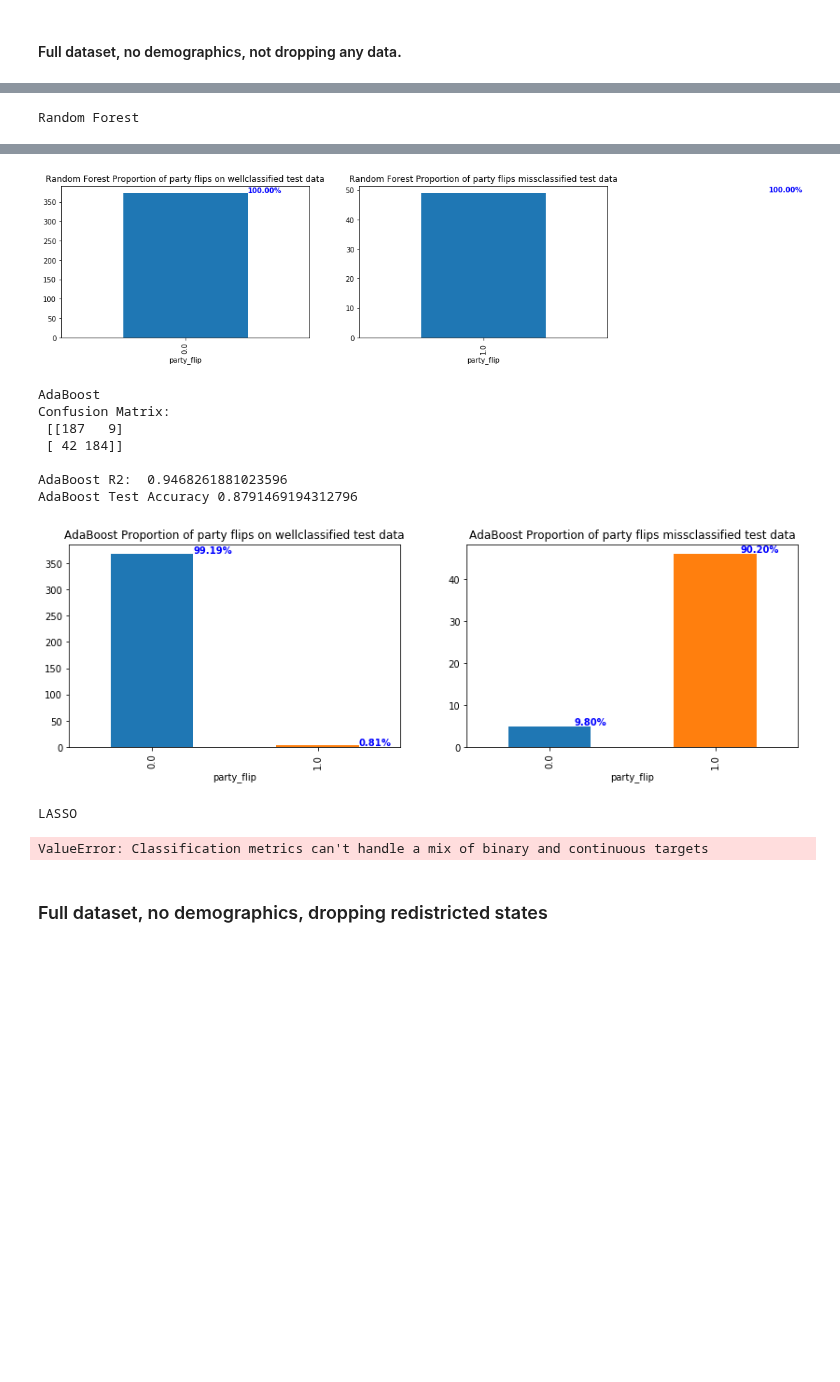
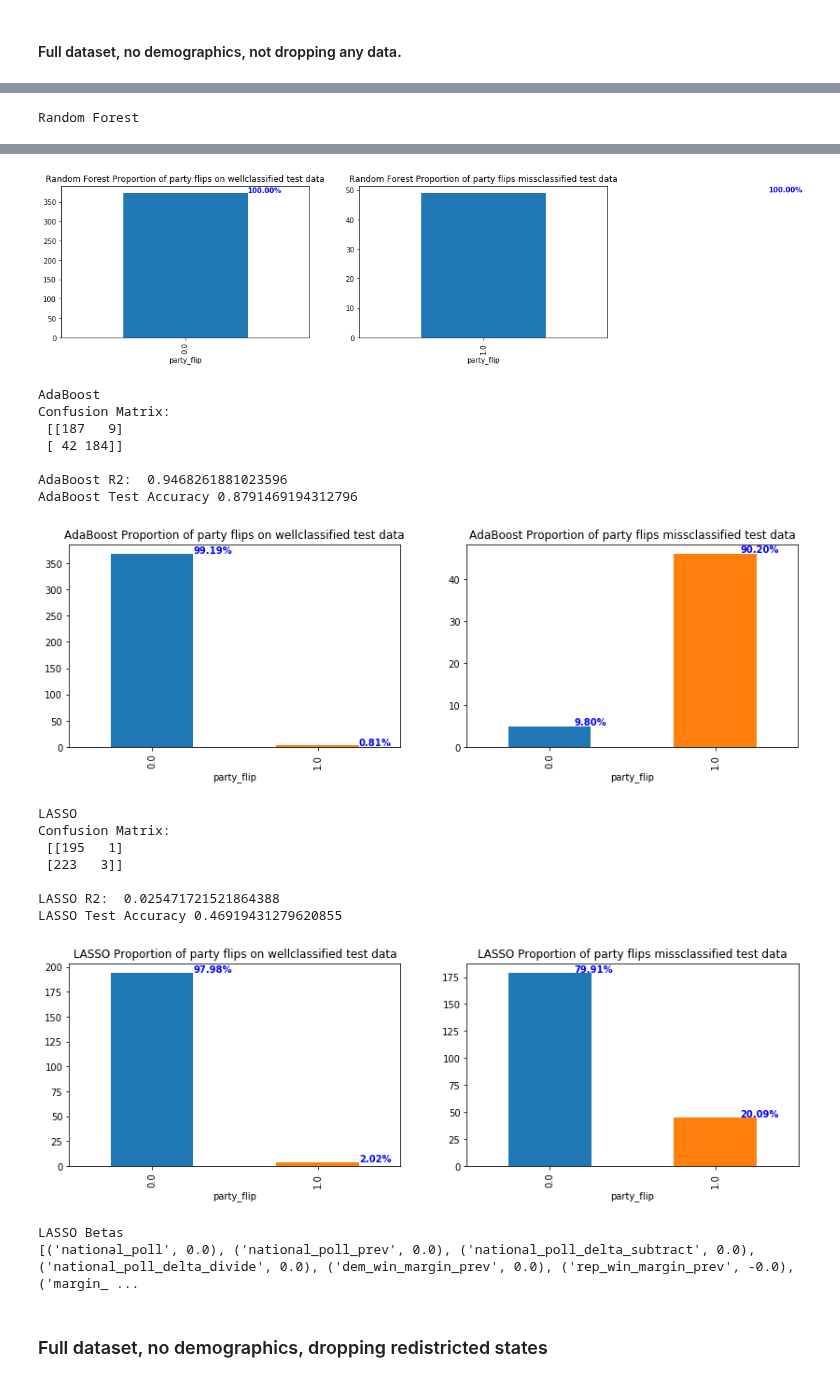
Before and after one commit to WildTangles/ac209a_project, a Jupyter notebook: Baseline_Model_erp.ipynb, the cells around one changed output, grey strips where cells are left out. Cells and saved outputs as stored; diff of their text form; code cells hidden in the pictures; blank space fills up the shorter version.

Commit message:
refactored baseline model

```diff
--- a/Baseline_Model_erp.ipynb
+++ b/Baseline_Model_erp.ipynb
@@ -167,16 +168,17 @@ def plot_flips(X_test_input, y_test_input, y_pred_test_input, flip_train,
     ax[0].set_title(model_name+' Proportion of party flips on wellclassified test data')
     ax[1].set_title(model_name+' Proportion of party flips missclassified test data')
 
-    good_class_df.groupby('party_flip')['party_flip'].count().plot.bar(ax=ax[0])
-    miss_class_df.groupby('party_flip')['party_flip'].count().plot.bar(ax=ax[1])
+    if not good_class_df.empty:
+        good_class_df.groupby('party_flip')['party_flip'].count().plot.bar(ax=ax[0])
+        for name, group in (good_class_df.groupby('party_flip')['party_flip']):
+            ax[0].text(int(name)+.25, group.count() + .25, \
+            '{0:.2f}'.format(group.count()/good_class_df.shape[0]*100)+'%', color='blue', fontweight='bold')
 
-    for name, group in (good_class_df.groupby('party_flip')['party_flip']):
-        ax[0].text(int(name)+.25, group.count() + .25, \
-        '{0:.2f}'.format(group.count()/good_class_df.shape[0]*100)+'%', color='blue', fontweight='bold')
-
-    for name, group in (miss_class_df.groupby('party_flip')['party_flip']):
-        ax[1].text(int(name)+.15, group.count() + .25, \
-        '{0:.2f}'.format(group.count()/miss_class_df.shape[0]*100)+'%', color='blue', fontweight='bold')
+    if not miss_class_df.empty:
+        miss_class_df.groupby('party_flip')['party_flip'].count().plot.bar(ax=ax[1])
+        for name, group in (miss_class_df.groupby('party_flip')['party_flip']):
+            ax[1].text(int(name)+.15, group.count() + .25, \
+            '{0:.2f}'.format(group.count()/miss_class_df.shape[0]*100)+'%', color='blue', fontweight='bold')
 
     plt.show()
 # %%
@@ -190,20 +192,24 @@ def report_model_stats(filename, cols_to_use, model_dict, state_hot_encoder=Fals
 
     fitted_model_dict = {}
     for model_name, model in model_dict.items():
+        model_copy = clone(model) # deep copy model to prevent fitting it twice
         print(model_name)
 
-        fitted_model = model.fit(X_train,y_train)
+        fitted_model = model_copy.fit(X_train,y_train)
         y_pred_test = fitted_model.predict(X_test)
 
-        print("Confusion Matrix: \n",confusion_matrix(y_test,y_pred_test))
+        print("Confusion Matrix: \n",confusion_matrix(y_test,y_pred_test.round()))
 
         print("\n{} R2: ".format(model_name), fitted_model.score(X_train,y_train))
-        print("{} Test Accuracy".format(model_name), accuracy_score(y_test,y_pred_test))
+        print("{} Test Accuracy".format(model_name), accuracy_score(y_test,y_pred_test.round()))
 
-        plot_flips(X_test, y_test, y_pred_test, flip_train, flip_test, model_name)
+        plot_flips(X_test, y_test, y_pred_test.round(), flip_train, flip_test, model_name)
 
         fitted_model_dict[model_name] = fitted_model
 
+    print('LASSO Betas')
+    print([i for i in zip(cols_to_use,fitted_model_dict['LASSO'].coef_)])
+
     return fitted_model_dict
 # %% [markdown]
 ### Try out different models and columns
@@ -229,7 +235,7 @@ cols_to_use = ['national_poll', 'national_poll_prev',
        'margin_unsigned_minus_prev', 'margin_unsigned_divide_prev',
        'dem_win_prev', 'rep_win_prev'] # all of them
 
-report_model_stats(filename, cols_to_use, model_dict, state_hot_encoder=True,)
+fitted_models = report_model_stats(filename, cols_to_use, model_dict, state_hot_encoder=True,)
 # %% [output]
 A value is trying to be set on a copy of a slice from a DataFrame.
 Try using .loc[row_indexer,col_indexer] = value instead
@@ -242,34 +253,42 @@ Confusion Matrix:
  [ 23 203]]
 
 LogRegCV R2:  0.8570953805250914
 LogRegCV Test Accuracy 0.9052132701421801
 [figure]
 kNN
 Confusion Matrix:
  [[191   5]
  [ 44 182]]
 
 kNN R2:  0.9305417082087072
 kNN Test Accuracy 0.8838862559241706
 [figure]
 Random Forest
 Confusion Matrix:
  [[191   5]
  [ 44 182]]
 
 Random Forest R2:  0.9890329012961117
 Random Forest Test Accuracy 0.8838862559241706
 [figure]
 AdaBoost
 Confusion Matrix:
  [[187   9]
  [ 42 184]]
 
 AdaBoost R2:  0.9468261881023596
 AdaBoost Test Accuracy 0.8791469194312796
 [figure]
 LASSO
+Confusion Matrix:
+ [[195   1]
+ [223   3]]
+
+LASSO R2:  0.025471721521864388
+LASSO Test Accuracy 0.46919431279620855
+[figure, added]
-ValueError: Classification metrics can't handle a mix of binary and continuous targets
+LASSO Betas
+[('national_poll', 0.0), ('national_poll_prev', 0.0), ('national_poll_delta_subtract', 0.0), ('national_poll_delta_divide', 0.0), ('dem_win_margin_prev', 0.0), ('rep_win_margin_prev', -0.0), ('margin_ ...
 # %% [markdown]
 ### Full dataset, no demographics, dropping redistricted states
 # %%
```
Also changed, not shown: parts of 14 cells of this notebook.
